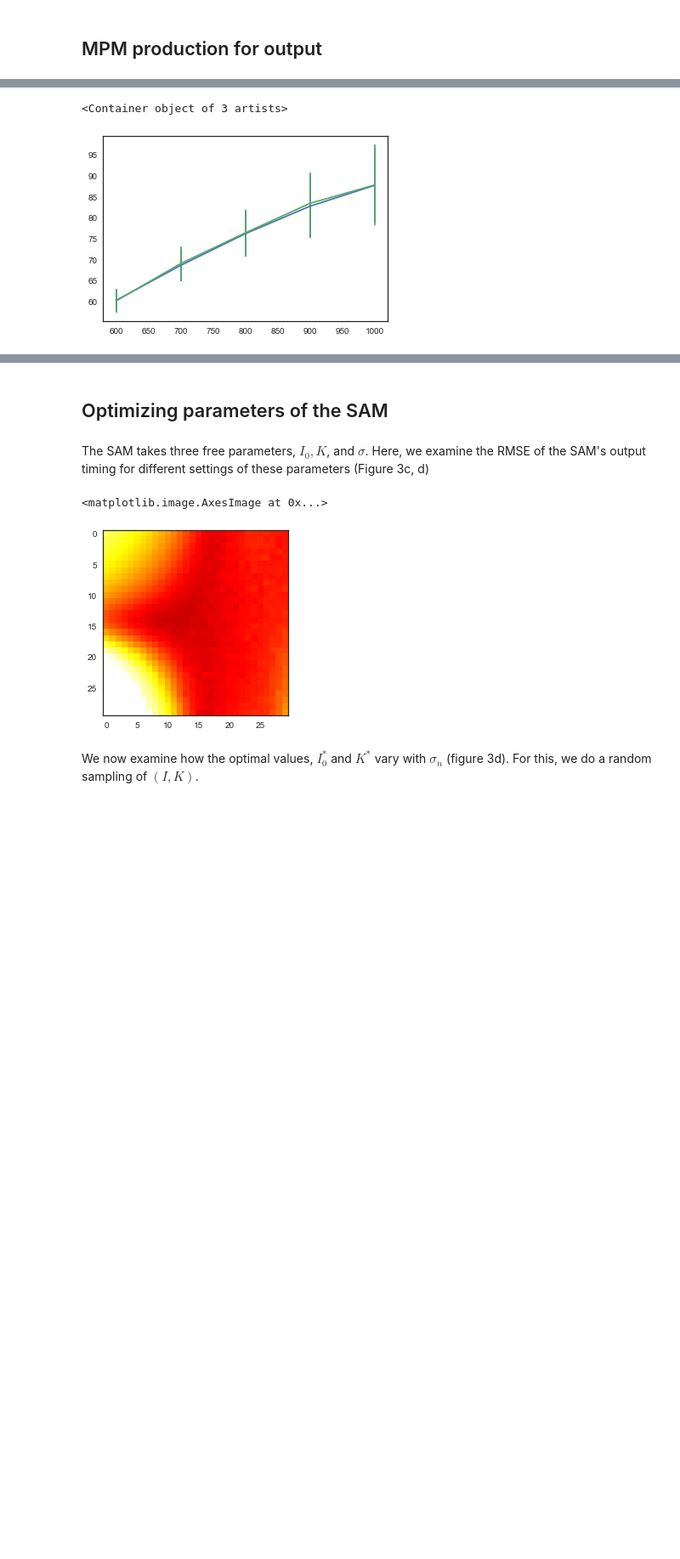
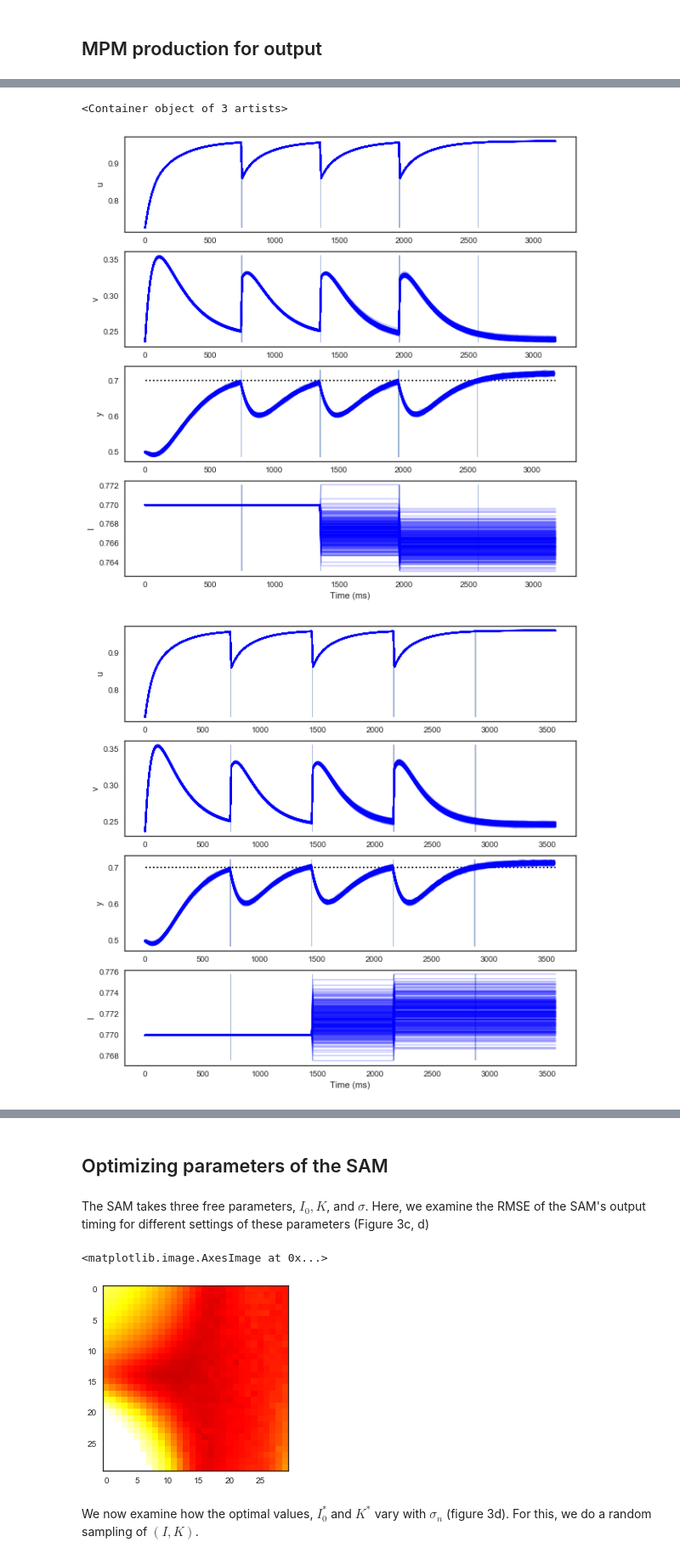
Before and after one commit to jazlab/SE_NL_MJ_2020, a Jupyter notebook: SAM_simulations.ipynb, the cells around one changed output, grey strips where cells are left out. Shown at 85% size. Saved outputs shown, nothing was run; the diff lists cells and outputs as text; code cells hidden in the pictures; blank space fills up the shorter version.

```diff
--- a/SAM_simulations.ipynb
+++ b/SAM_simulations.ipynb
@@ -62,9 +62,9 @@ PARAMS_DICT = {'Wut': 6,
               'dt': 10,
               'tau': 100,
               'y0': 0.7,
-              'IF': 100,
+              'IF': 50,
               'uinit': 0.7,
-              'vinit': 0.3,
+              'vinit': 0.2,
               'yinit': 0.5,
               'first_duration': 750,
               'regime': 0}
@@ -454,0 +596,14 @@ uinit = 0.7 vinit = 0.2
+# %%
+PARAMS_DICT = {'Wut': 6,
+              'Wuv': 6,
+              'Wvt': 6,
+              'Wvu': 6,
+              'dt': 10,
+              'tau': 100,
+              'y0': 0.7,
+              'IF': 50,
+              'uinit': 0.7,
+              'vinit': 0.2,
+              'yinit': 0.5,
+              'first_duration': 750,
+              'regime': 0}
@@ -553,7 +960,7 @@ I = 0.77
 K = 5.0
 durations = [600, 700, 800, 900, 1000]
 ntrials = 300
-np.random.seed(2018)
+np.random.seed(2019)
 PARAMS_DICT['first_duration'] = 750
 
 timesSAM = []
@@ -562,9 +969,9 @@ timesMPM = []
 stdsMPM = []
 
 for duration in durations:
-    ulst, vlst, ylst, Ilst_SAM, siglst, ylst2 = simulate_trial(ntrials=ntrials, nstages=4, duration=duration, sigma=sigma,
+    ulstSAM, vlstSAM, ylstSAM, Ilst_SAM, siglstSAM, ylst2 = simulate_trial(ntrials=ntrials, nstages=4, duration=duration, sigma=sigma,
                                                            K=K, initI=I)
-    #plot_simulation_parallel(ulst, vlst, ylst, Ilst_SAM, siglst, PARAMS_DICT)
+    plot_simulation_parallel(ulstSAM, vlstSAM, ylstSAM, Ilst_SAM, siglstSAM, PARAMS_DICT)
 
     Ylst2 = np.array(ylst2)
     times = get_times_lst_from_y(np.array(Ylst2))
@@ -575,10 +982,10 @@ for duration in durations:
 
     I_SAM = Ilst_SAM[-1]
 
-    # MPM
+    ix = int((duration / 10 * 2) + 75 + 2)
+    # Then simulate the MPM
     # Initially not locked to SAM
-    initI = 0.77
-    first_duration = 1300 #duration in ms of first duration (500 ms + exponential with mean 250)
+    first_duration = ix * 10 #duration in ms of first duration (500 ms + exponential with mean 250)
 
     nbin = int(duration / PARAMS_DICT['dt'])
     nbinfirst = int(first_duration / PARAMS_DICT['dt'])
@@ -594,7 +1001,8 @@ for duration in durations:
                   np.ones(ntrials) * yinit,
                   0.0]
 
-    ulst, vlst, ylst, Ilst, siglst = start_simulation_parallel(state_init, PARAMS_DICT, 0, sigma, nbinfirst)
+    ulst, vlst, ylst, Ilst, siglst = start_simulation_parallel(state_init,
+                                                PARAMS_DICT, 0, sigma, nbinfirst, regime=0)
 
     ulstarr = np.array(ulst)
     vlstarr = np.array(vlst)
@@ -607,18 +1015,26 @@ for duration in durations:
         vlstarr[crossing:, i] = vlstarr[crossing, i]
         ylstarr[crossing:, i] = ylstarr[crossing, i]
 
-    #plot_simulation_parallel(ulstarr, vlstarr, ylstarr, Ilst, siglst, PARAMS_DICT)
+
     ulst = list(ulstarr)
     vlst = list(vlstarr)
     ylst = list(ylstarr)
 
     # Production by MPM
     for k in range(2):
-        state_init = [I_SAM, ulst[-1], vlst[-1], ylst[-1], (state_init[4] + 1.0)%2]
+        if state_init[4] != 0.0:
+            state_init = [I_SAM, ulst[-1], vlst[-1], ylst[-1], (state_init[4] + 1.0)%2]
+        else:
+            state_init = [np.ones(300) * 0.77, ulst[-1], vlst[-1], ylst[-1], (state_init[4] + 1.0)%2]
+        print('k = ', k, np.mean(state_init[0]), np.mean(state_init[1]), np.mean(state_init[2]), np.mean(state_init[3]))
         if state_init[4] == 0.0:
-            ulst2, vlst2, ylst2, Ilst2, siglst2 = start_simulation_parallel(state_init, PARAMS_DICT, K, sigma, nbin * 2)
+            ulst2, vlst2, ylst2, Ilst2, siglst2 = start_simulation_parallel(state_init,
+                                                PARAMS_DICT, K, sigma, nbin * 2, regime=0)
+            print('inside 1', np.mean(Ilst2[0]), np.mean(ulst2[0]), np.mean(vlst2[0]), np.mean(ylst2[0]))
         else:
-            ulst2, vlst2, ylst2, Ilst2, siglst2 = start_simulation_parallel(state_init, PARAMS_DICT, 0, sigma, 1)
+            print('state = 1')
+            ulst2, vlst2, ylst2, Ilst2, siglst2 = start_simulation_parallel(state_init,
+                                                PARAMS_DICT, 0, sigma, 1, regime=0)
 
         ulst += ulst2
         vlst += vlst2
@@ -626,16 +1042,17 @@ for duration in durations:
         Ilst += Ilst2
         siglst += siglst2
 
-
     #plot_simulation_parallel(ulst, vlst, ylst, Ilst, siglst, PARAMS_DICT)
     Ylst2 = np.array(ylst2)
     times = get_times_lst_from_y(np.array(Ylst2))
     times = times[(times > 0) & (times != np.inf)]
-    print('Mean tp = ', np.mean(times), 'std tp = ', np.std(times))
+    print('MPM: Mean tp = ', np.mean(times), 'std tp = ', np.std(times))
     timesMPM.append(np.mean(times))
     stdsMPM.append(np.std(times))
 
 plt.errorbar(durations, timesSAM, stdsSAM)
-plt.errorbar(durations, timesMPM, stdsMPM)
+plt.errorbar(np.array(durations) + 10, timesMPM, stdsMPM)
+#scipy.io.savemat('MPMSAM_comparison.mat', {'durations': durations, 'timesSAM': timesSAM, 'stdsSAM': stdsSAM,
+#                                          'timesMPM': timesMPM, 'stdsMPM': stdsMPM})
 # %% [output]
 uinit = 0.7 vinit = 0.2
@@ -661,2 +1075,3 @@ Mean tp =  87.73333333333333 std tp =  9.607751500163234
 <Container object of 3 artists>
-[figure, old version]
+[figure, new version]
+[figure, added]
```
Also changed, not shown: parts of 41 cells of this notebook, 2 other files.
